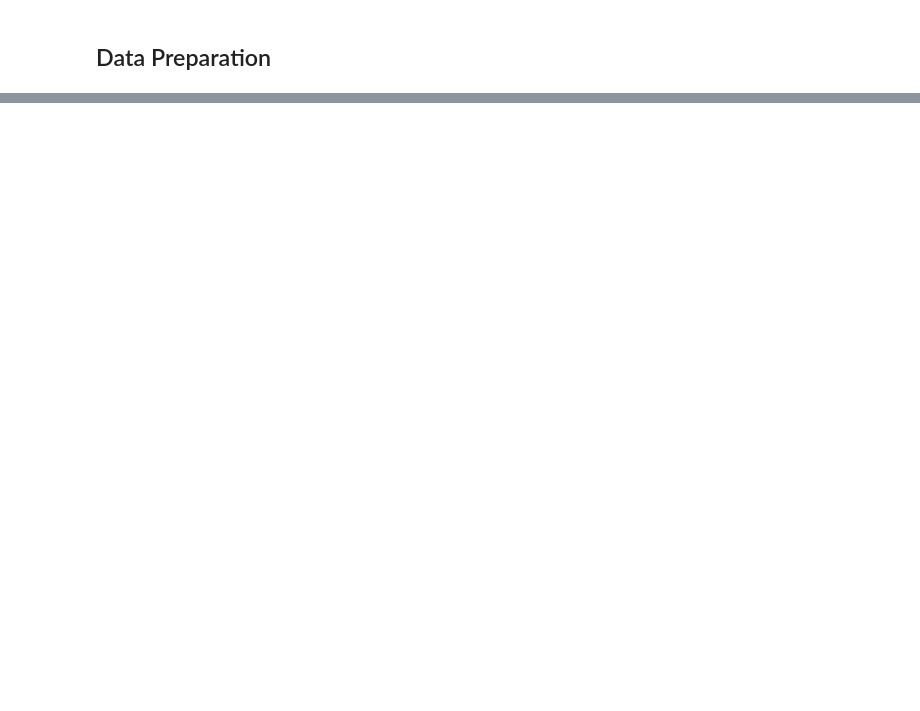
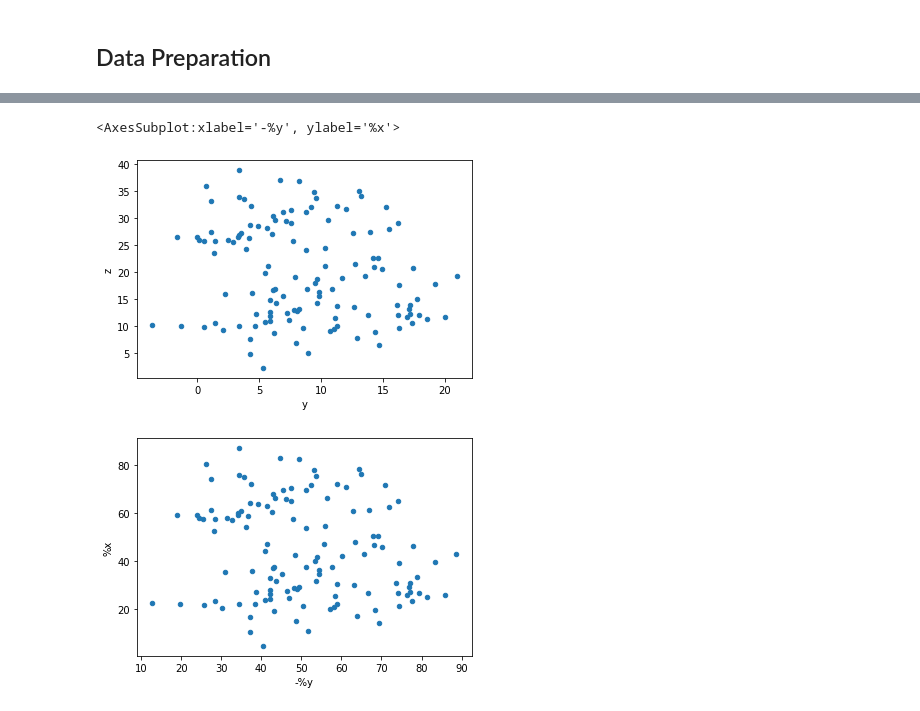
Before and after one commit to SPARC-FAIR-Codeathon/QuiltedTutorials, a Jupyter notebook: Data_Loader.ipynb, the cells around one changed output, grey strips where cells are left out. Cells and saved outputs as stored; diff of their text form; code cells hidden in the pictures; blank space fills up the shorter version.

Commit message:
plot 2D

```diff
--- a/Data_Loader.ipynb
+++ b/Data_Loader.ipynb
@@ -75,0 +87,7 @@ df_efferent
+# %%
+df_igle.plot.scatter(x='y',y='z')
+df_igle.plot.scatter(x='-%y',y='%x')
+# %% [output]
+<AxesSubplot:xlabel='-%y', ylabel='%x'>
+[figure, added]
+[figure, added]
```
Also changed, not shown: parts of 9 cells of this notebook.
